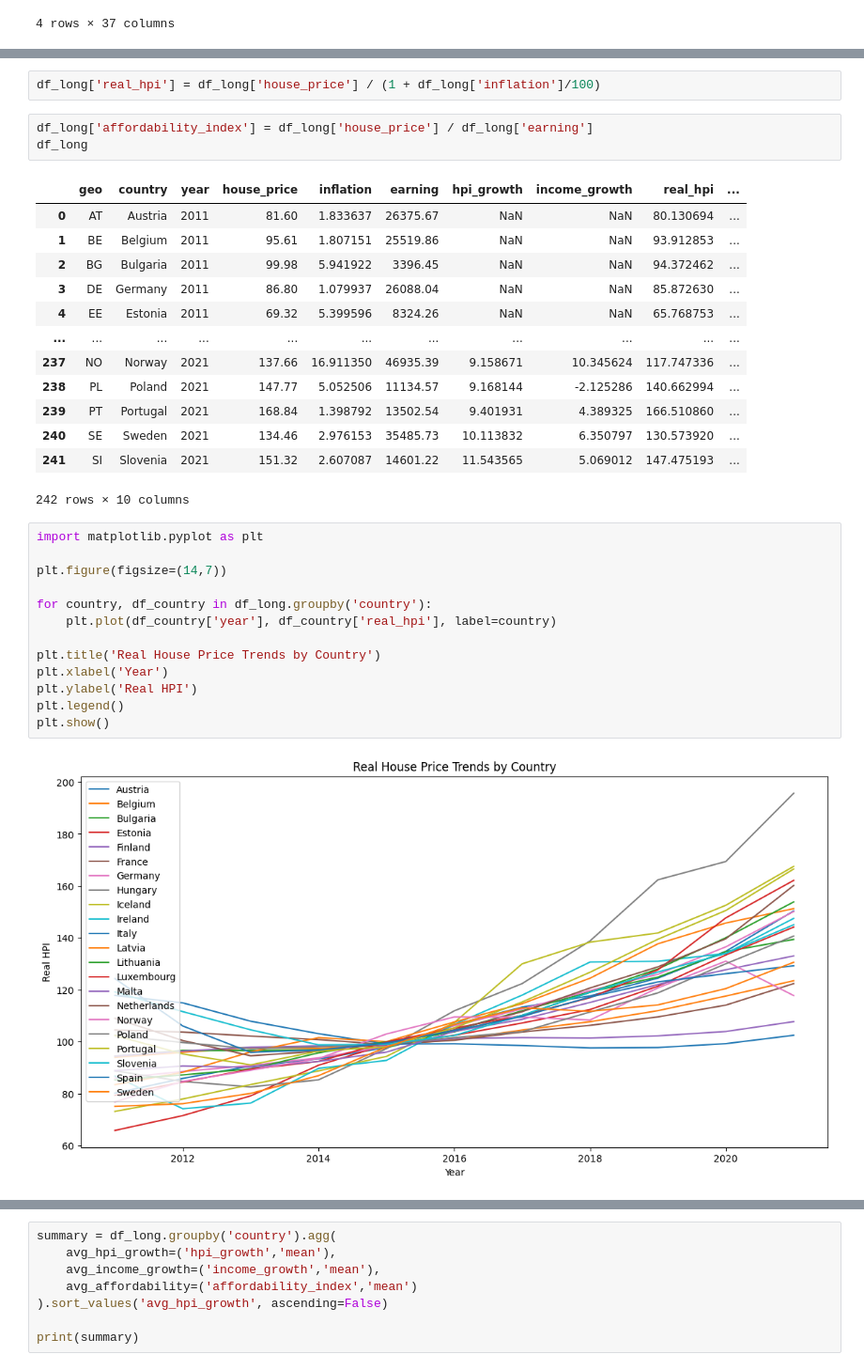
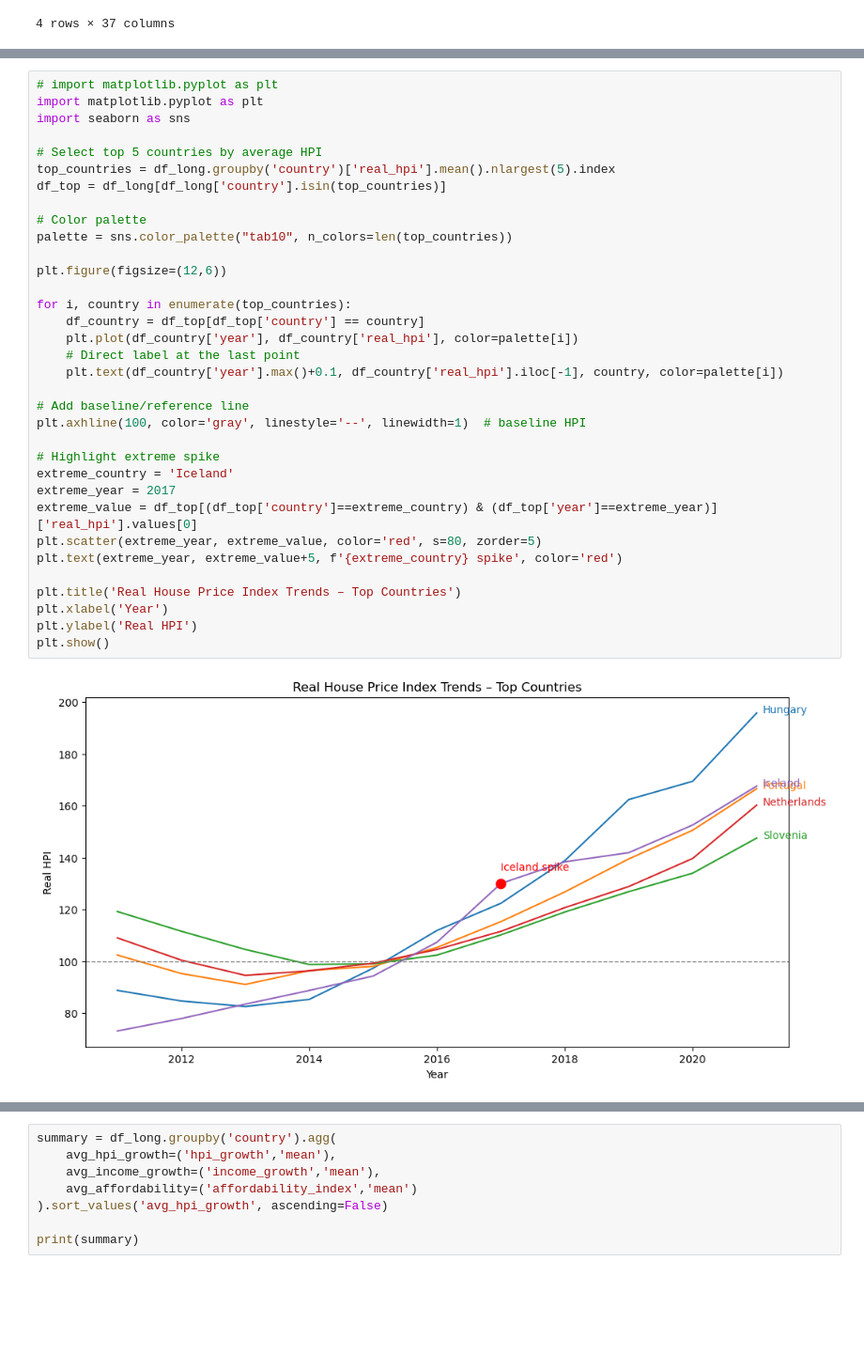
Before and after one commit to tihitnag/inflation-house-price-for-eu-, a Jupyter notebook: house_price.ipynb, the cells around one changed output, grey strips where cells are left out. Shown at 94% size. Cells and saved outputs as stored; diff of their text form; blank space fills up the shorter version.

```diff
--- a/house_price.ipynb
+++ b/house_price.ipynb
@@ -250,35 +289,37 @@ df_long['income_growth'] = df_long.groupby('geo')['earning'].pct_change() * 100
-# %%
-df_long['real_hpi'] = df_long['house_price'] / (1 + df_long['inflation']/100)
-# %%
-df_long['affordability_index'] = df_long['house_price'] / df_long['earning']
-df_long
-# %% [output]
-|  | geo | country | year | house_price | inflation | earning | hpi_growth | income_growth | real_hpi | ... |
-| 0 | AT | Austria | 2011 | 81.60 | 1.833637 | 26375.67 | NaN | NaN | 80.130694 | ... |
-| 1 | BE | Belgium | 2011 | 95.61 | 1.807151 | 25519.86 | NaN | NaN | 93.912853 | ... |
-| 2 | BG | Bulgaria | 2011 | 99.98 | 5.941922 | 3396.45 | NaN | NaN | 94.372462 | ... |
-| 3 | DE | Germany | 2011 | 86.80 | 1.079937 | 26088.04 | NaN | NaN | 85.872630 | ... |
-| 4 | EE | Estonia | 2011 | 69.32 | 5.399596 | 8324.26 | NaN | NaN | 65.768753 | ... |
-| ... | ... | ... | ... | ... | ... | ... | ... | ... | ... | ... |
-| 237 | NO | Norway | 2021 | 137.66 | 16.911350 | 46935.39 | 9.158671 | 10.345624 | 117.747336 | ... |
-| 238 | PL | Poland | 2021 | 147.77 | 5.052506 | 11134.57 | 9.168144 | -2.125286 | 140.662994 | ... |
-| 239 | PT | Portugal | 2021 | 168.84 | 1.398792 | 13502.54 | 9.401931 | 4.389325 | 166.510860 | ... |
-| 240 | SE | Sweden | 2021 | 134.46 | 2.976153 | 35485.73 | 10.113832 | 6.350797 | 130.573920 | ... |
-| 241 | SI | Slovenia | 2021 | 151.32 | 2.607087 | 14601.22 | 11.543565 | 5.069012 | 147.475193 | ... |
-242 rows × 10 columns
 # %%
+# import matplotlib.pyplot as plt
 import matplotlib.pyplot as plt
+import seaborn as sns
 
-plt.figure(figsize=(14,7))
+# Select top 5 countries by average HPI
+top_countries = df_long.groupby('country')['real_hpi'].mean().nlargest(5).index
+df_top = df_long[df_long['country'].isin(top_countries)]
 
-for country, df_country in df_long.groupby('country'):
-    plt.plot(df_country['year'], df_country['real_hpi'], label=country)
+# Color palette
+palette = sns.color_palette("tab10", n_colors=len(top_countries))
 
-plt.title('Real House Price Trends by Country')
+plt.figure(figsize=(12,6))
+
+for i, country in enumerate(top_countries):
+    df_country = df_top[df_top['country'] == country]
+    plt.plot(df_country['year'], df_country['real_hpi'], color=palette[i])
+    # Direct label at the last point
+    plt.text(df_country['year'].max()+0.1, df_country['real_hpi'].iloc[-1], country, color=palette[i])
+
+# Add baseline/reference line
+plt.axhline(100, color='gray', linestyle='--', linewidth=1)  # baseline HPI
+
+# Highlight extreme spike
+extreme_country = 'Iceland'
+extreme_year = 2017
+extreme_value = df_top[(df_top['country']==extreme_country) & (df_top['year']==extreme_year)]['real_hpi'].values[0]
+plt.scatter(extreme_year, extreme_value, color='red', s=80, zorder=5)
+plt.text(extreme_year, extreme_value+5, f'{extreme_country} spike', color='red')
+
+plt.title('Real House Price Index Trends – Top Countries')
 plt.xlabel('Year')
 plt.ylabel('Real HPI')
-plt.legend()
 plt.show()
 # %% [output]
-[figure, old version]
+[figure, new version]
 # %%
```
Also changed, not shown: parts of 13 cells of this notebook.
